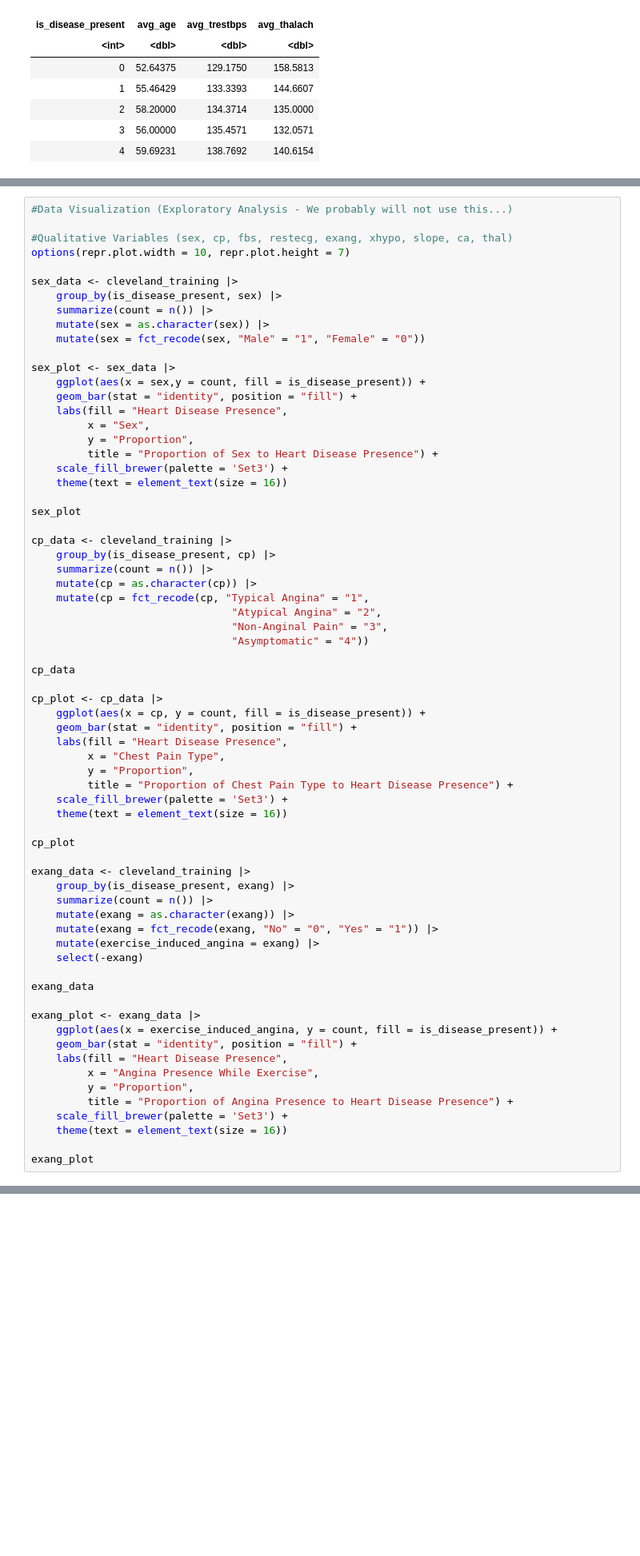
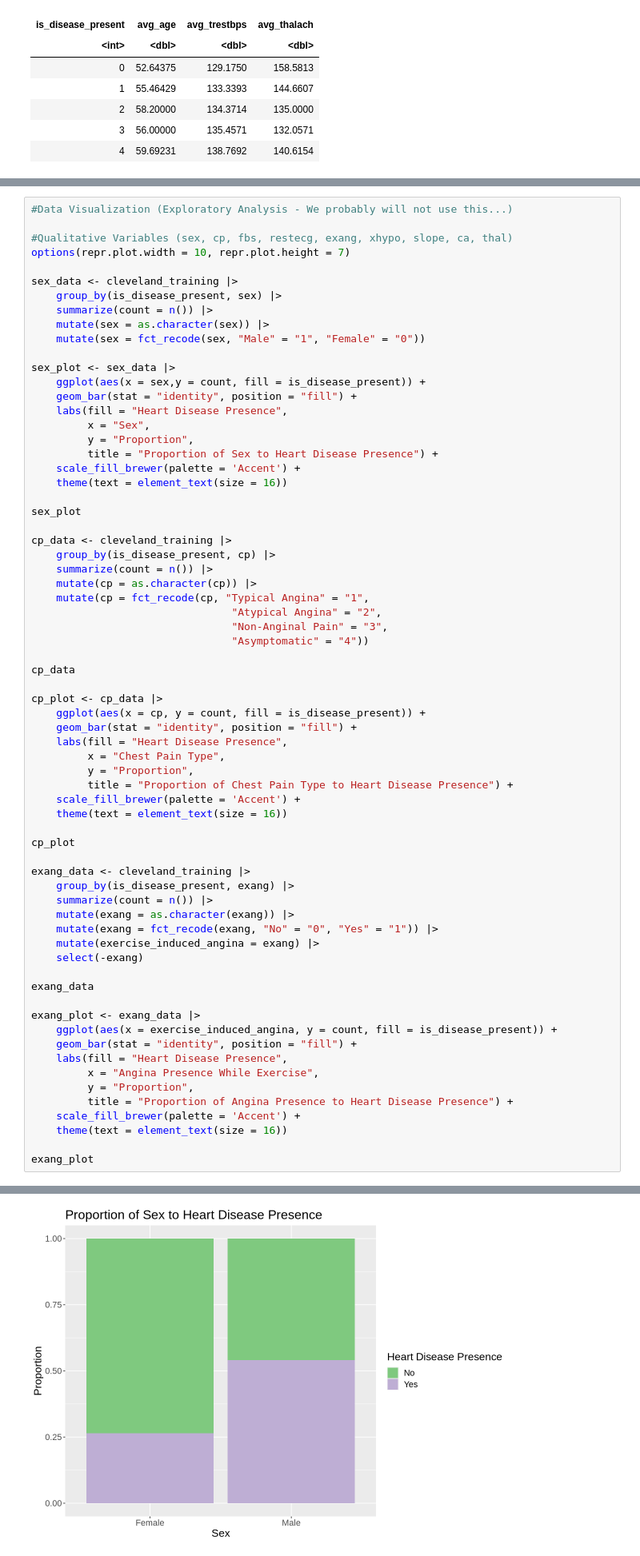
Before and after one commit to holiday-sean/dsci100_project, a Jupyter notebook: project.ipynb, the cells around one changed output, grey strips where cells are left out. Shown at 80% size. Drawn from its saved outputs; the diff is of its cells as text; blank space fills up the shorter version.

```diff
--- a/project.ipynb
+++ b/project.ipynb
@@ -269,7 +269,7 @@ sex_plot <- sex_data |>
          x = "Sex",
          y = "Proportion",
          title = "Proportion of Sex to Heart Disease Presence") +
-    scale_fill_brewer(palette = 'Set3') +
+    scale_fill_brewer(palette = 'Accent') +
     theme(text = element_text(size = 16))
 
 sex_plot
@@ -292,7 +292,7 @@ cp_plot <- cp_data |>
          x = "Chest Pain Type",
          y = "Proportion",
          title = "Proportion of Chest Pain Type to Heart Disease Presence") +
-    scale_fill_brewer(palette = 'Set3') +
+    scale_fill_brewer(palette = 'Accent') +
     theme(text = element_text(size = 16))
 
 cp_plot
@@ -314,7 +314,7 @@ exang_plot <- exang_data |>
          x = "Angina Presence While Exercise",
          y = "Proportion",
          title = "Proportion of Angina Presence to Heart Disease Presence") +
-    scale_fill_brewer(palette = 'Set3') +
+    scale_fill_brewer(palette = 'Accent') +
     theme(text = element_text(size = 16))
 
 exang_plot
@@ -322,0 +337 @@ ERROR: Error in eval(expr, envir, enclos): object 'cleveland_training' not found
+[figure, added]
```
Also changed, not shown: parts of 3 cells of this notebook.
